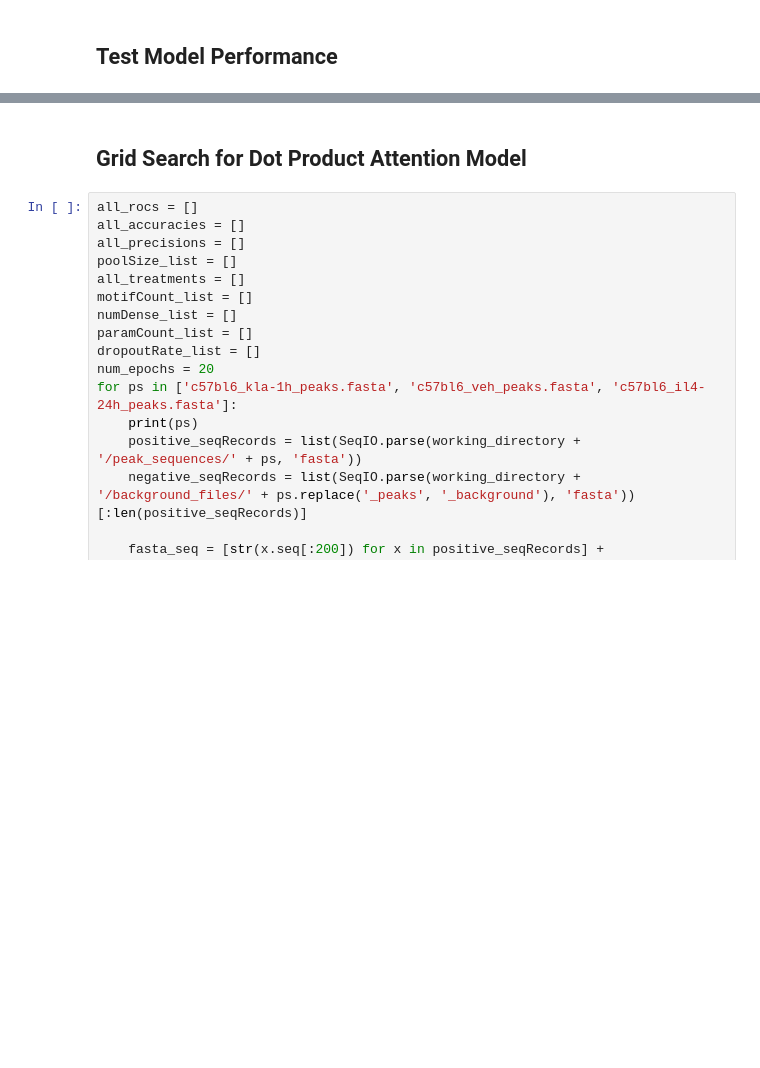
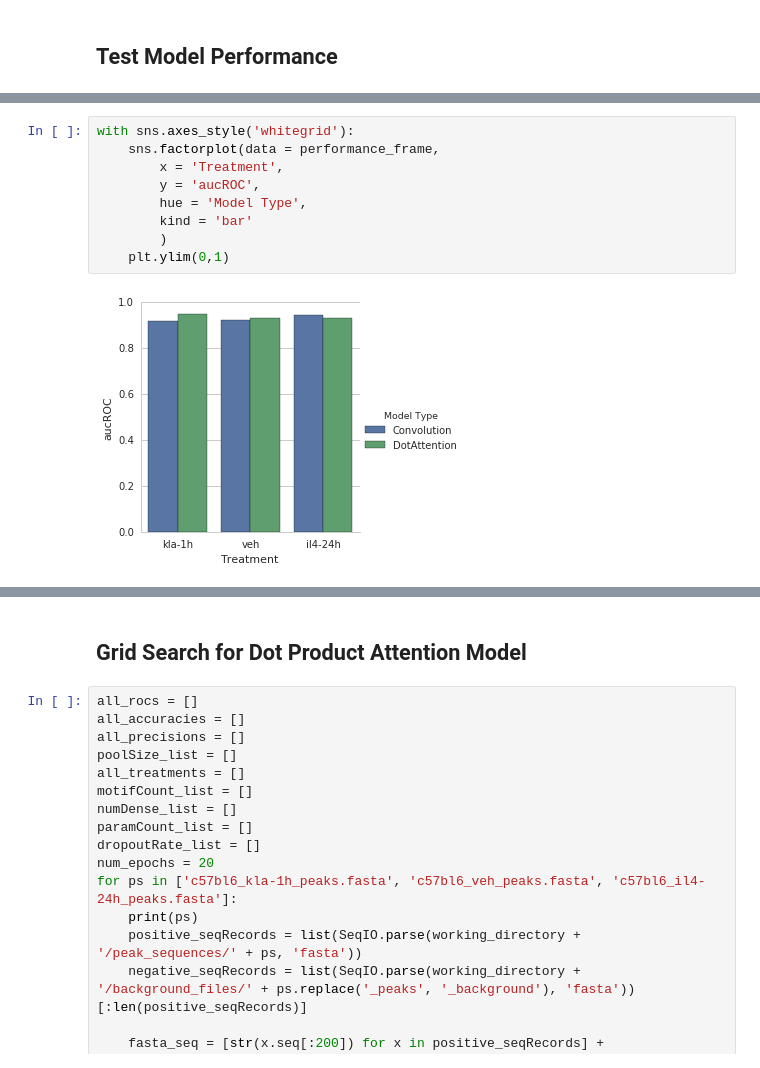
Before and after one commit to jenhantao/genomic_grammar, a Jupyter notebook: Attention Only Classification Analysis.ipynb, the cells around one changed output, grey strips where cells are left out. Drawn from its saved outputs; the diff is of its cells as text; blank space fills up the shorter version.

```diff
--- a/Attention Only Classification Analysis.ipynb
+++ b/Attention Only Classification Analysis.ipynb
@@ -245,0 +329,11 @@ TypeError: super(type, obj): obj must be an instance or subtype of type
+# %%
+with sns.axes_style('whitegrid'):
+    sns.factorplot(data = performance_frame,
+        x = 'Treatment',
+        y = 'aucROC',
+        hue = 'Model Type',
+        kind = 'bar'
+        )
+    plt.ylim(0,1)
+# %% [output]
+[figure, added]
```
Also changed, not shown: parts of 16 cells of this notebook.
